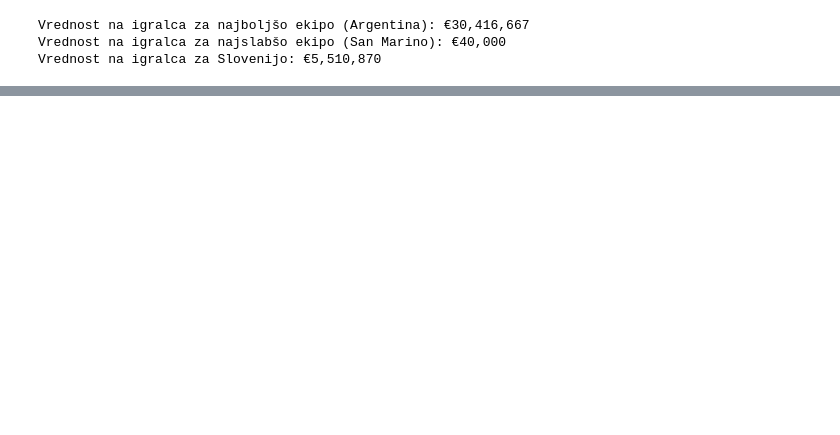
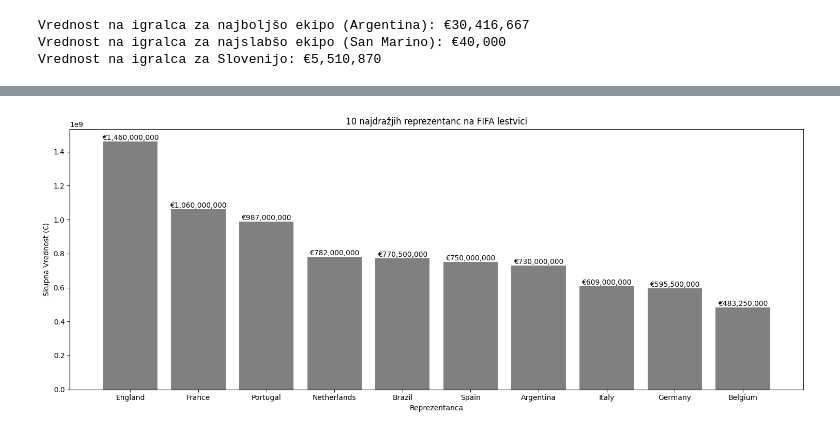
Before and after one commit to UrhVidecnik/UVP-Projektna-naloga, a Jupyter notebook: analiza.ipynb, the cells around one changed output, grey strips where cells are left out. Cells and saved outputs as stored; diff of their text form; code cells hidden in the pictures; blank space fills up the shorter version.

```diff
--- a/analiza.ipynb
+++ b/analiza.ipynb
@@ -170,0 +238,21 @@ Vrednost na igralca za Slovenijo: €5,510,870
+# %%
+# Pretvori vrednosti 'Skupna vrednost' v  float za najdrazjih 10
+najdrazjih_10['Skupna vrednost'] = najdrazjih_10['Skupna vrednost'].apply(pretvori_vrednost)
+
+# Odstrani NaN vrednostmi
+najdrazjih_10 = najdrazjih_10.dropna(subset=['Skupna vrednost'])
+
+# Ustvari stolpični diagram za 10 najdražjih reprezentanc
+plt.figure(figsize=(15, 6))
+plt.bar(najdrazjih_10['Narod'], najdrazjih_10['Skupna vrednost'], color='grey')
+plt.title('10 najdražjih reprezentanc na FIFA lestvici')
+plt.xlabel('Reprezentanca')
+plt.ylabel('Skupna Vrednost (€)')
+
+for index, value in enumerate(najdrazjih_10['Skupna vrednost']): # Na grafu se izpiše vrednost
+    plt.text(index, value, f"€{value:,.0f}", ha='center', va='bottom')
+
+plt.tight_layout()
+plt.show()
+# %% [output]
+[figure, added]
```
Also changed, not shown: parts of 23 cells of this notebook.
